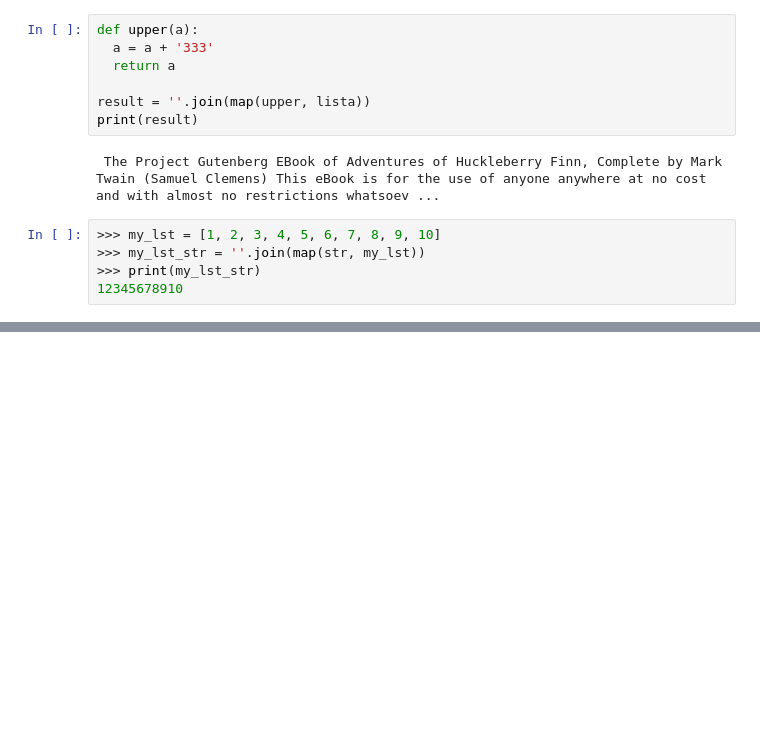
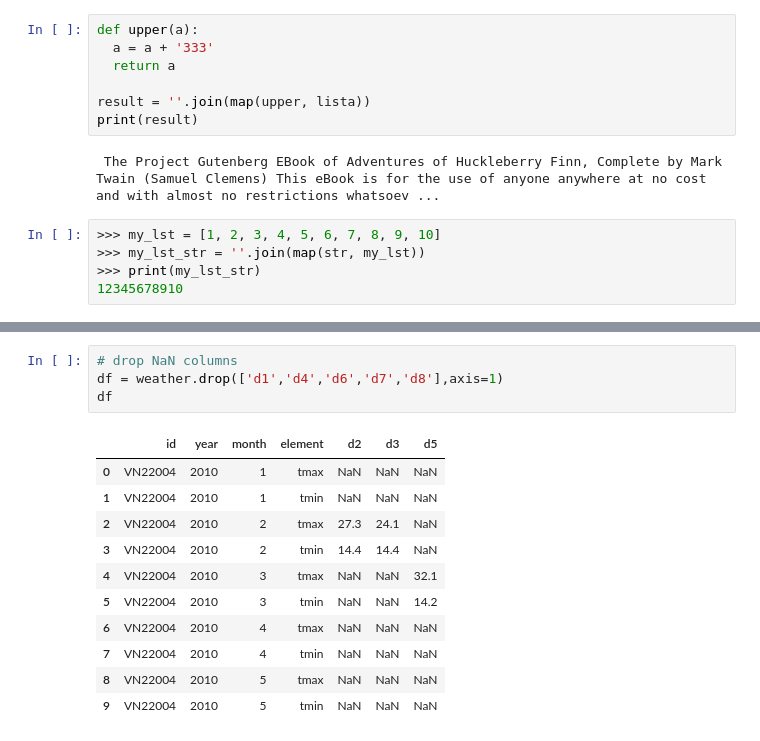
Before and after one commit to erynnguyen/python101, a Jupyter notebook: pandasexam.ipynb, the cells around one changed output, grey strips where cells are left out. Saved outputs shown, nothing was run; the diff lists cells and outputs as text; blank space fills up the shorter version.

```diff
--- a/pandasexam.ipynb
+++ b/pandasexam.ipynb
@@ -196,0 +267,16 @@ print(result)
+# %%
+# drop NaN columns
+df = weather.drop(['d1','d4','d6','d7','d8'],axis=1)
+df
+# %% [output]
+|  | id | year | month | element | d2 | d3 | d5 |
+| 0 | VN22004 | 2010 | 1 | tmax | NaN | NaN | NaN |
+| 1 | VN22004 | 2010 | 1 | tmin | NaN | NaN | NaN |
+| 2 | VN22004 | 2010 | 2 | tmax | 27.3 | 24.1 | NaN |
+| 3 | VN22004 | 2010 | 2 | tmin | 14.4 | 14.4 | NaN |
+| 4 | VN22004 | 2010 | 3 | tmax | NaN | NaN | 32.1 |
+| 5 | VN22004 | 2010 | 3 | tmin | NaN | NaN | 14.2 |
+| 6 | VN22004 | 2010 | 4 | tmax | NaN | NaN | NaN |
+| 7 | VN22004 | 2010 | 4 | tmin | NaN | NaN | NaN |
+| 8 | VN22004 | 2010 | 5 | tmax | NaN | NaN | NaN |
+| 9 | VN22004 | 2010 | 5 | tmin | NaN | NaN | NaN |
```
Also changed, not shown: parts of 10 cells of this notebook, 5 other files.
